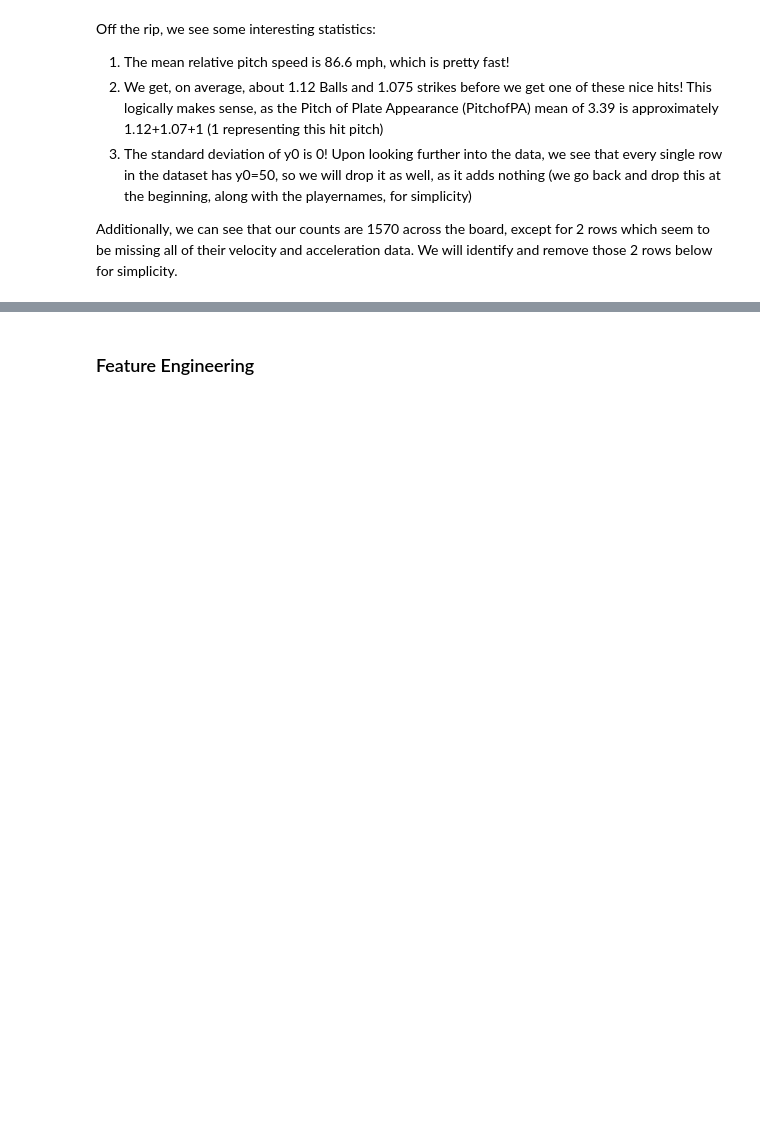
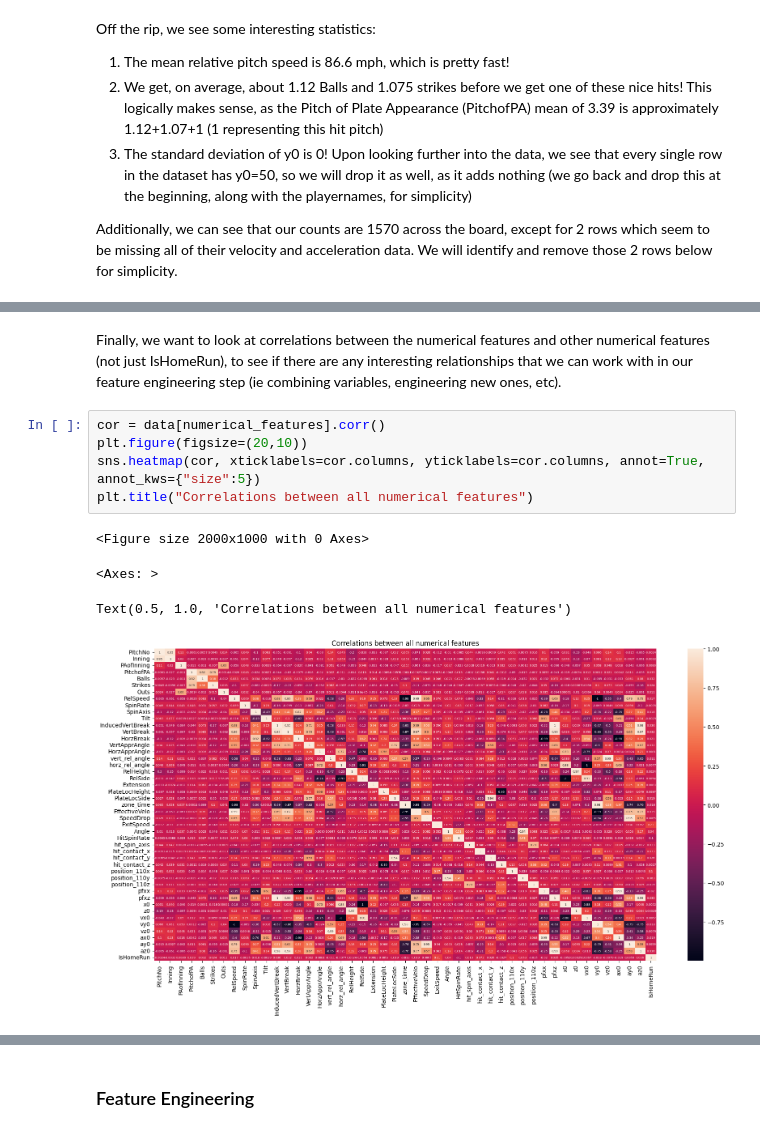
Before and after one commit to dylan-dang/baseball-ml-project, a Jupyter notebook: notebook.ipynb, the cells around one changed output, grey strips where cells are left out. Cells and saved outputs as stored; diff of their text form; blank space fills up the shorter version.

Commit message:
Added correlation heatmap to exploration

```diff
--- a/notebook.ipynb
+++ b/notebook.ipynb
@@ -440,3 +442,15 @@ data.describe()
 | 75% | 233.000000 | 7.000000 | 4.000000 | 4.000000 | 2.000000 | 2.000000 | 2.000000 | 90.830000 | 2372.700000 | 221.680000 | ... |
 | max | 436.000000 | 11.000000 | 13.000000 | 12.000000 | 3.000000 | 2.000000 | 2.000000 | 99.250000 | 3584.540000 | 359.600000 | ... |
 8 rows × 47 columns
+# %% [markdown]
+Finally, we want to look at correlations between the numerical features and other numerical features (not just IsHomeRun), to see if there are any interesting relationships that we can work with in our feature engineering step (ie combining variables, engineering new ones, etc).
+# %%
+cor = data[numerical_features].corr()
+plt.figure(figsize=(20,10))
+sns.heatmap(cor, xticklabels=cor.columns, yticklabels=cor.columns, annot=True, annot_kws={"size":5})
+plt.title("Correlations between all numerical features")
+# %% [output]
+<Figure size 2000x1000 with 0 Axes>
+<Axes: >
+Text(0.5, 1.0, 'Correlations between all numerical features')
+[figure, added]
```
Also changed, not shown: parts of 2 cells of this notebook.
